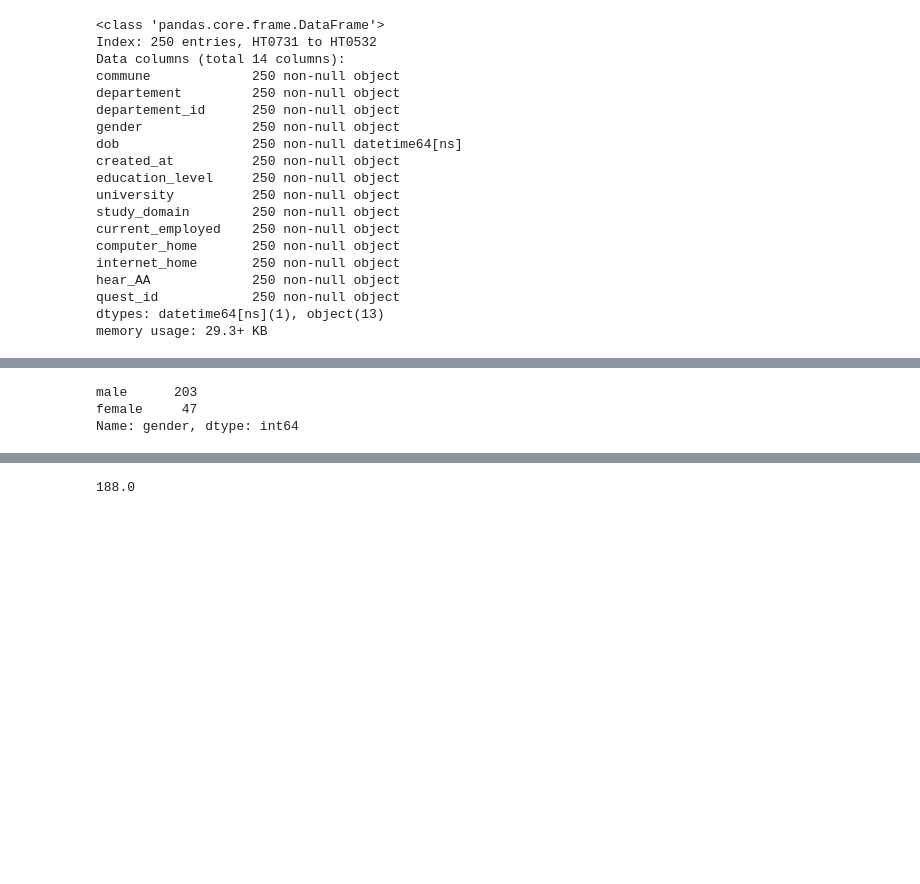
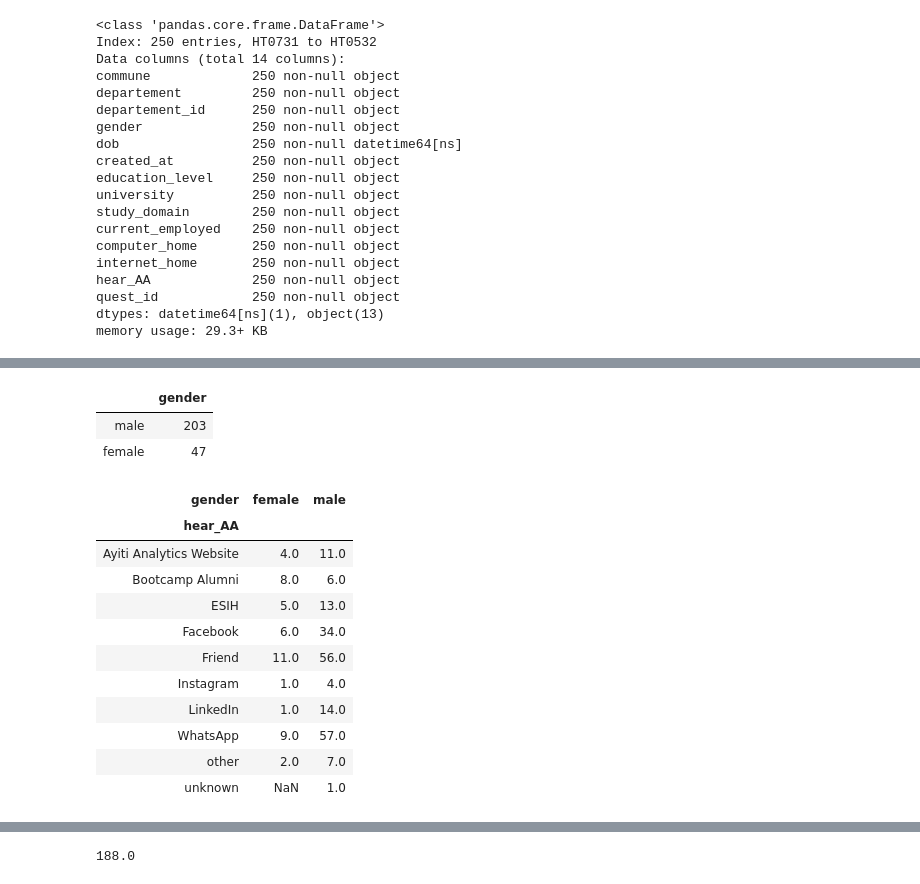
Before and after one commit to Ldave01/Data-Processing-Project, a Jupyter notebook: data_processing.ipynb, the cells around one changed output, grey strips where cells are left out. Drawn from its saved outputs; the diff is of its cells as text; code cells hidden in the pictures; blank space fills up the shorter version.

```diff
--- a/data_processing.ipynb
+++ b/data_processing.ipynb
@@ -256,6 +273,24 @@ NameError: name 'dataset' is not defined
-# %%
-dataset['gender'].value_counts()
-# %% [output]
-male      203
-female     47
-Name: gender, dtype: int64
+# %%
+gender_total=dataset['gender'].value_counts(normalize=False).to_frame()
+gender_total.rename(columns={"Sex": "Total"},inplace=True)
+gender_total
+# %% [output]
+|  | gender |
+| male | 203 |
+| female | 47 |
+# %%
+my_pivot =  pd.pivot_table(data=dataset,index="hear_AA",columns="gender",values ="quest_id",aggfunc="count")
+my_pivot
+# %% [output]
+| gender | female | male |
+| hear_AA |  |  |
+| Ayiti Analytics Website | 4.0 | 11.0 |
+| Bootcamp Alumni | 8.0 | 6.0 |
+| ESIH | 5.0 | 13.0 |
+| Facebook | 6.0 | 34.0 |
+| Friend | 11.0 | 56.0 |
+| Instagram | 1.0 | 4.0 |
+| LinkedIn | 1.0 | 14.0 |
+| WhatsApp | 9.0 | 57.0 |
+| other | 2.0 | 7.0 |
+| unknown | NaN | 1.0 |
```
Also changed, not shown: parts of 33 cells of this notebook.
